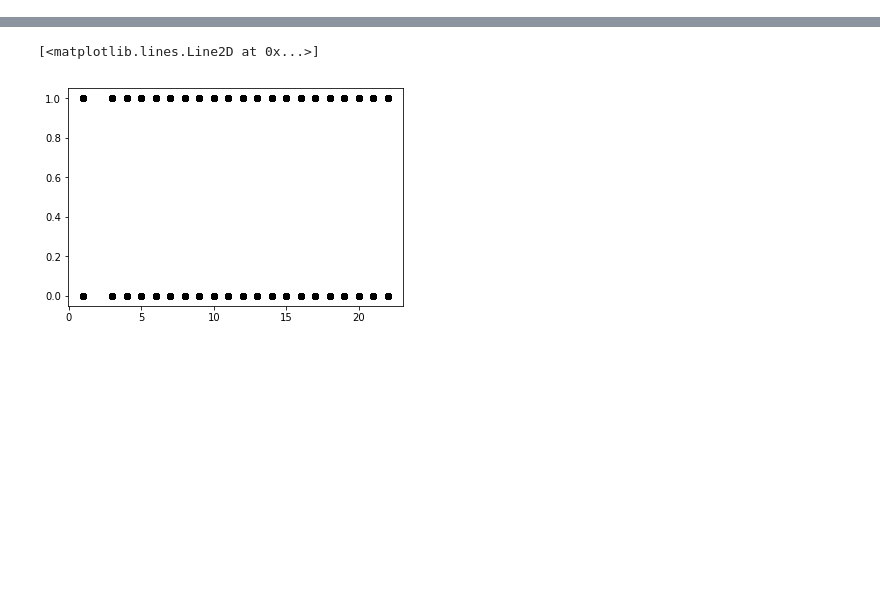
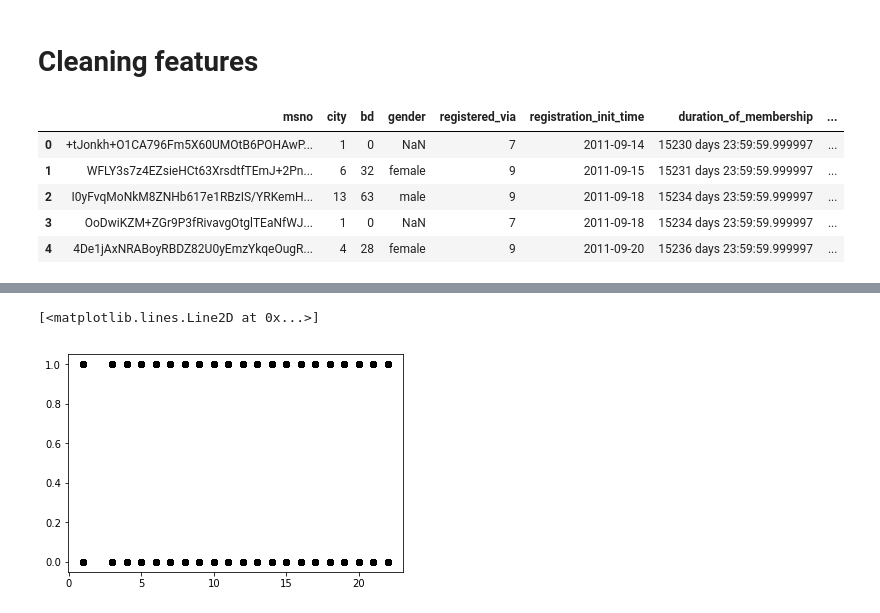
Before and after one commit to madliu/kkbox, a Jupyter notebook: KKBox - Python.ipynb, the cells around one changed output, grey strips where cells are left out. Cells and saved outputs as stored; diff of their text form; code cells hidden in the pictures; blank space fills up the shorter version.

```diff
--- a/KKBox - Python.ipynb
+++ b/KKBox - Python.ipynb
@@ -8,0 +71,2 @@ members = pd.read_csv("../Downloads/Predict_churn/members.csv")
+# %% [markdown]
+# Cleaning features
@@ -8,0 +89,9 @@ members = pd.read_csv("../Downloads/Predict_churn/members.csv")
+# %%
+members.head()
+# %% [output]
+|  | msno | city | bd | gender | registered_via | registration_init_time | duration_of_membership | ... |
+| 0 | +tJonkh+O1CA796Fm5X60UMOtB6POHAwP... | 1 | 0 | NaN | 7 | 2011-09-14 | 15230 days 23:59:59.999997 | ... |
+| 1 | WFLY3s7z4EZsieHCt63XrsdtfTEmJ+2Pn... | 6 | 32 | female | 9 | 2011-09-15 | 15231 days 23:59:59.999997 | ... |
+| 2 | I0yFvqMoNkM8ZNHb617e1RBzIS/YRKemH... | 13 | 63 | male | 9 | 2011-09-18 | 15234 days 23:59:59.999997 | ... |
+| 3 | OoDwiKZM+ZGr9P3fRivavgOtglTEaNfWJ... | 1 | 0 | NaN | 7 | 2011-09-18 | 15234 days 23:59:59.999997 | ... |
+| 4 | 4De1jAxNRABoyRBDZ82U0yEmzYkqeOugR... | 4 | 28 | female | 9 | 2011-09-20 | 15236 days 23:59:59.999997 | ... |
```
Also changed, not shown: parts of 30 cells of this notebook.
